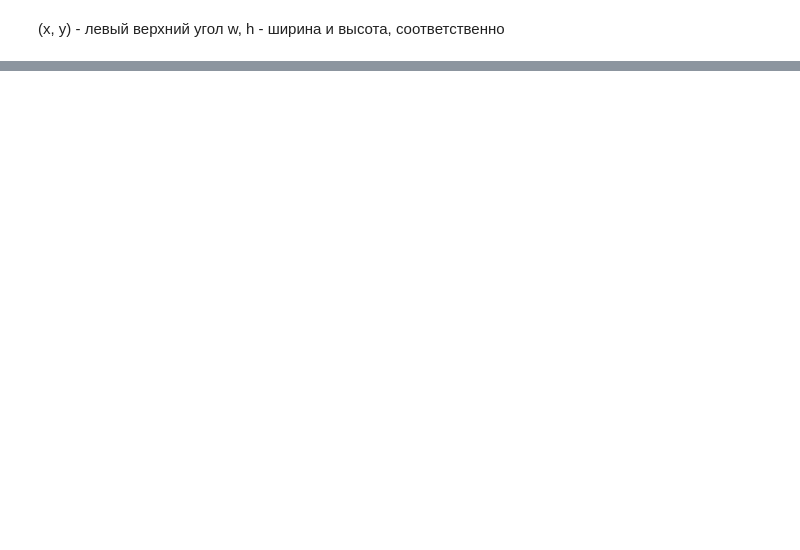
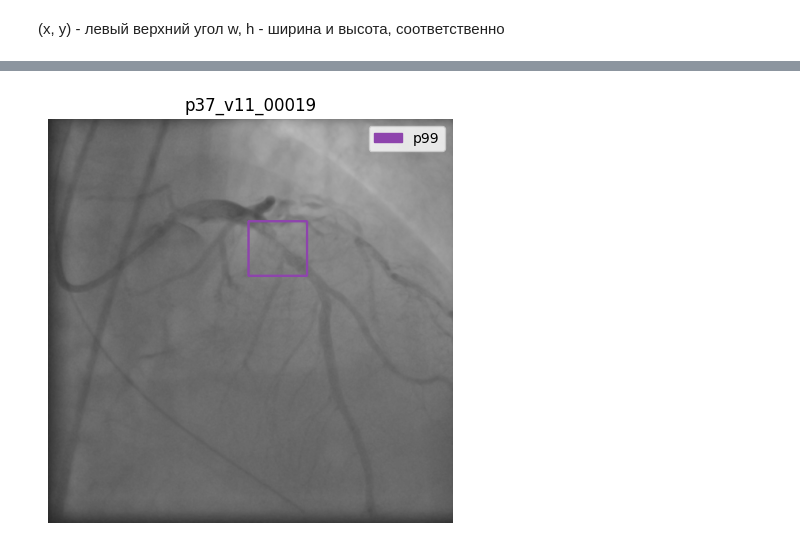
Before and after one commit to nik9ta5/yolo_detect_cadica, a Jupyter notebook: dataset_visualization.ipynb, the cells around one changed output, grey strips where cells are left out. Drawn from its saved outputs; the diff is of its cells as text; code cells hidden in the pictures; blank space fills up the shorter version.

```diff
--- a/dataset_visualization.ipynb
+++ b/dataset_visualization.ipynb
@@ -75,0 +126,43 @@ plt.show()
+# %%
+sub_frames = frame[frame['cls'] == 'p99'].reset_index()
+# %%
+frames = sub_frames['frame'].unique().tolist()
+# %%
+item = frames[-1]
+sub_frame = sub_frames[sub_frames['frame'] == item]
+
+img_path = sub_frame.iloc[0]['path2frame']
+img = cv2.imread(img_path)
+img_rgb = cv2.cvtColor(img, cv2.COLOR_BGR2RGB)
+
+# --- add bboxes ---
+legends = {}
+for i, irow in sub_frame.iterrows():
+    icls = irow['cls']
+
+    if icls == '-': # if nonlesion frame
+        break
+
+    x = int(irow['x'])
+    y = int(irow['y'])
+    w = int(irow['w'])
+    h = int(irow['h'])
+    pt1 = (x, y)
+    pt2 = (x + w, y + h)
+    icolor = stenosis_colors_rgb[icls]
+
+    if icls not in legends:
+        legends[icls] = mpatches.Patch(color=tuple(item/255.0 for item in icolor), label=icls)
+
+    cv2.rectangle(img_rgb, pt1, pt2, color=icolor, thickness=2)
+# %%
+# --- add legend ---
+legend_handles = [legends[item] for item in legends]
+plt.legend(handles=legend_handles, loc="upper right", framealpha=0.8)
+plt.imshow(img_rgb)
+plt.title(item)
+plt.tight_layout()
+plt.axis(False)
+plt.show()
+# %% [output]
+[figure, added]
```
Also changed, not shown: parts of 5 cells of this notebook, 1 other file.
